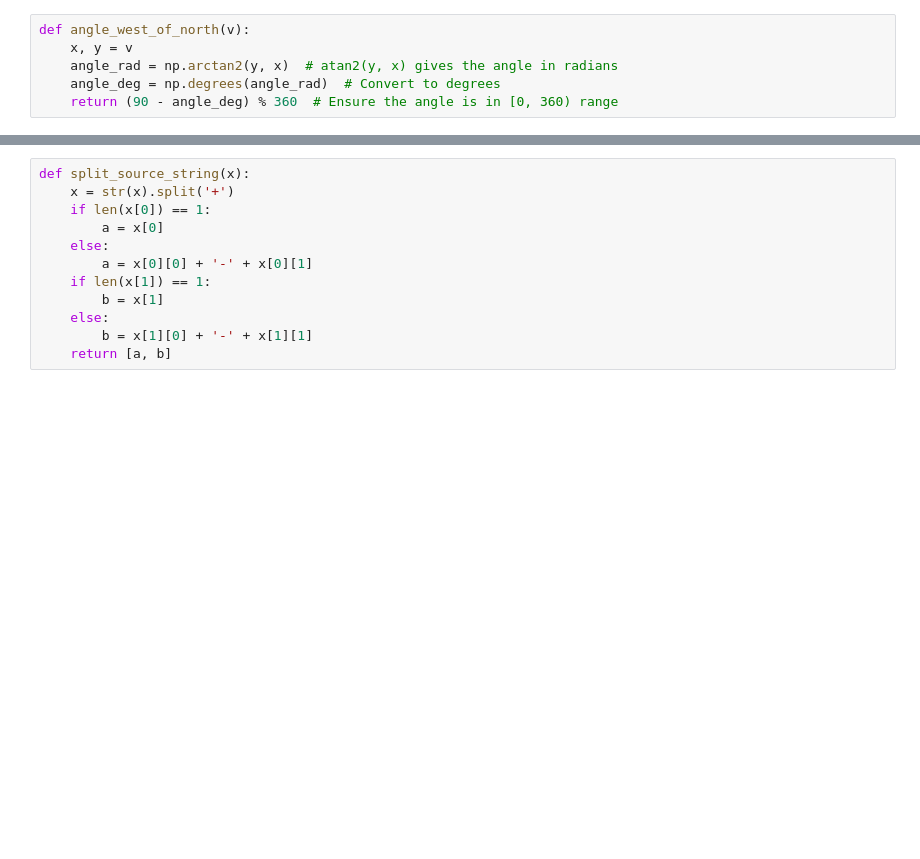
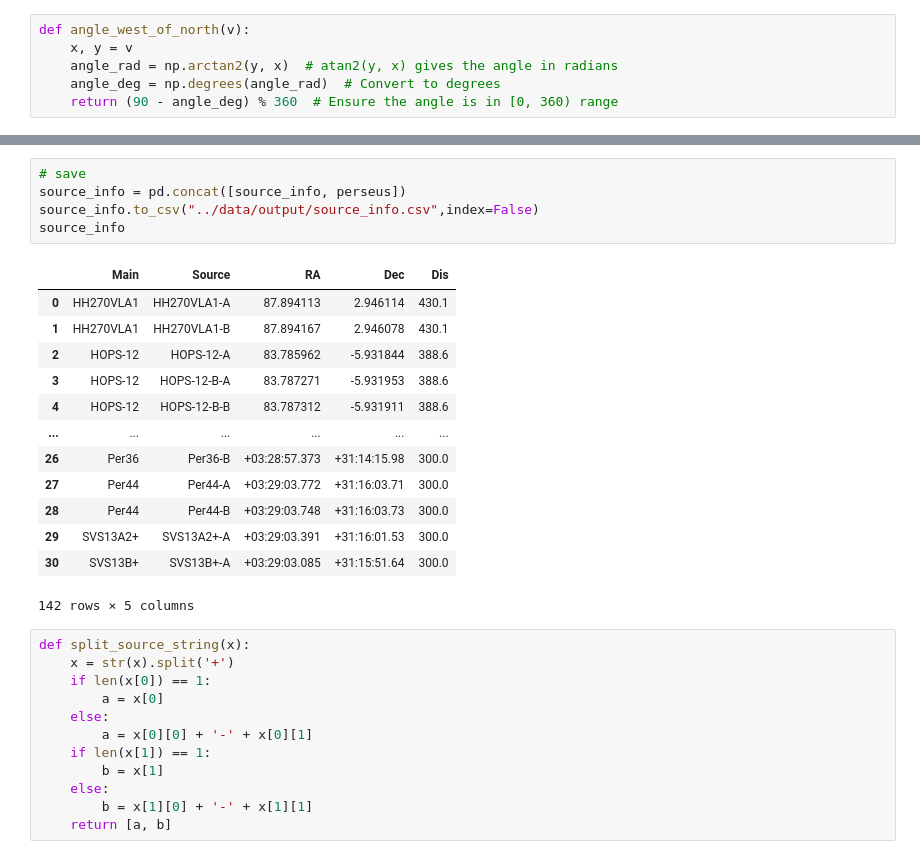
Before and after one commit to ryguy2k4/hops-research, a Jupyter notebook: notebooks/data.ipynb, the cells around one changed output, grey strips where cells are left out. Saved outputs shown, nothing was run; the diff lists cells and outputs as text; blank space fills up the shorter version.

```diff
--- a/notebooks/data.ipynb
+++ b/notebooks/data.ipynb
@@ -93,3 +119,22 @@ source_info
+# %%
+# save
+source_info = pd.concat([source_info, perseus])
+source_info.to_csv("../data/output/source_info.csv",index=False)
+source_info
+# %% [output]
+|  | Main | Source | RA | Dec | Dis |
+| 0 | HH270VLA1 | HH270VLA1-A | 87.894113 | 2.946114 | 430.1 |
+| 1 | HH270VLA1 | HH270VLA1-B | 87.894167 | 2.946078 | 430.1 |
+| 2 | HOPS-12 | HOPS-12-A | 83.785962 | -5.931844 | 388.6 |
+| 3 | HOPS-12 | HOPS-12-B-A | 83.787271 | -5.931953 | 388.6 |
+| 4 | HOPS-12 | HOPS-12-B-B | 83.787312 | -5.931911 | 388.6 |
+| ... | ... | ... | ... | ... | ... |
+| 26 | Per36 | Per36-B | +03:28:57.373 | +31:14:15.98 | 300.0 |
+| 27 | Per44 | Per44-A | +03:29:03.772 | +31:16:03.71 | 300.0 |
+| 28 | Per44 | Per44-B | +03:29:03.748 | +31:16:03.73 | 300.0 |
+| 29 | SVS13A2+ | SVS13A2+-A | +03:29:03.391 | +31:16:01.53 | 300.0 |
+| 30 | SVS13B+ | SVS13B+-A | +03:29:03.085 | +31:15:51.64 | 300.0 |
+142 rows × 5 columns
 # %%
 def split_source_string(x):
     x = str(x).split('+')
```
Also changed, not shown: parts of 2 cells of this notebook, 17 other files.
